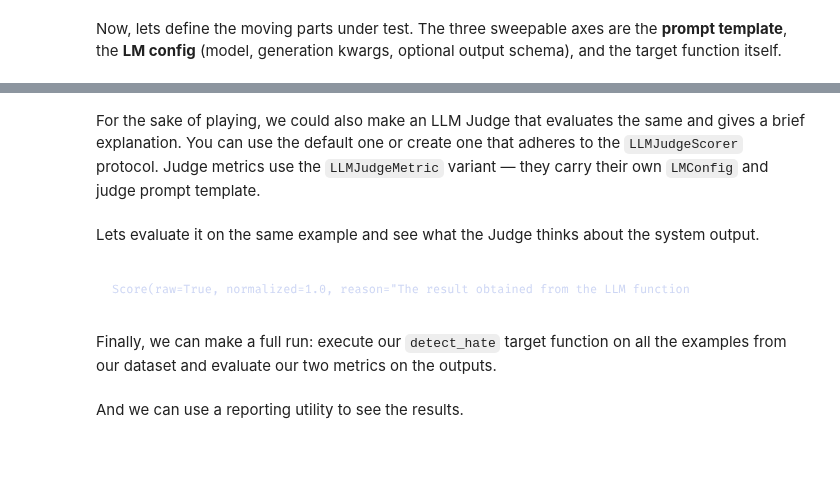
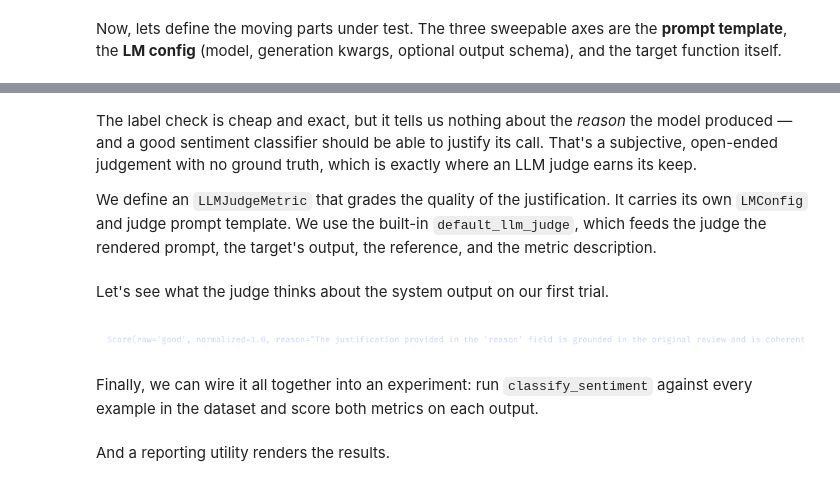
Before and after one commit to nachollorca/promptuna, a Jupyter notebook: cookbook/__marimo__/start.ipynb, the cells around one changed output, grey strips where cells are left out. Saved outputs shown, nothing was run; the diff lists cells and outputs as text; code cells hidden in the pictures; blank space fills up the shorter version.

```diff
--- a/cookbook/__marimo__/start.ipynb
+++ b/cookbook/__marimo__/start.ipynb
@@ -39,17 +72,24 @@ def detect_hate(comment: str, prompt_template: str, config: LMConfig) -> bool:
 # %% [markdown]
 Now, lets define the moving parts under test. The three sweepable axes are the **prompt template**, the **LM config** (model, generation kwargs, optional output schema), and the target function itself.
 # %%
+from typing import Literal
+
 from pydantic import BaseModel, Field
 
 class Output(BaseModel):
-    is_hate: bool
-    reason: str = Field(description="The brief reason why the comment is hate speech or not")
+    sentiment: Literal["positive", "neutral", "negative"]
+    reason: str = Field(description="One short sentence justifying the sentiment label.")
 
-prompt_template = "Do you think the comment '{{ COMMENT }}' is hate speech?"
+prompt_template = """Your task is to classify the sentiment of this product review:
+
+{{ REVIEW }}
+
+The possible labels are 'positive', 'neutral' and 'negative'
+"""
 
 config = LMConfig(
     model="mistral:mistral-small-latest",
-    generation_kwargs={"temperature": 0.7},
+    generation_kwargs={"temperature": 0.2},
     output_schema=Output,
 )
 # %% [markdown]
@@ -58,7 +98,7 @@ With these ingredients, we can already run a trial: execute the target function
 from lmeh.execution import run_trial
 
 trial = run_trial(
-    target=detect_hate,
+    target=classify_sentiment,
     prompt_template=prompt_template,
     config=config,
     example=dataset[0],
@@ -103,13 +140,18 @@ scoring.score
 # %% [markdown]
-For the sake of playing, we could also make an LLM Judge that evaluates the same and gives a brief explanation. You can use the default one or create one that adheres to the `LLMJudgeScorer` protocol. Judge metrics use the `LLMJudgeMetric` variant — they carry their own `LMConfig` and judge prompt template.
+The label check is cheap and exact, but it tells us nothing about the *reason* the model produced — and a good sentiment classifier should be able to justify its call. That's a subjective, open-ended judgement with no ground truth, which is exactly where an LLM judge earns its keep.
+
+We define an `LLMJudgeMetric` that grades the quality of the justification. It carries its own `LMConfig` and judge prompt template. We use the built-in `default_llm_judge`, which feeds the judge the rendered prompt, the target's output, the reference, and the metric description.
 # %%
 from lmeh.datatypes import LLMJudgeMetric
 from lmeh.judges import default_llm_judge
 
-correctness_2 = LLMJudgeMetric(
-    name="correctness2",
-    description="whether the answer is correct or not",
-    scale=Ordinal(levels=[False, True]),
+description = """Rate how well the 'reason' field justifies the predicted sentiment label given the original review. A good reason cites concrete cues from the review and is consistent with the predicted label. Score 'good' if the justification is grounded and coherent, 'poor' otherwise.
+"""
+
+reason_quality = LLMJudgeMetric(
+    name="reason_quality",
+    description=description,
+    scale=Ordinal(levels=["poor", "good"]),
     scorer=default_llm_judge,
     config=LMConfig(
         model="mistral:mistral-medium-latest",
@@ -117,12 +159,12 @@ correctness_2 = LLMJudgeMetric(
     ),
 )
 # %% [markdown]
-Lets evaluate it on the same example and see what the Judge thinks about the system output.
+Let's see what the judge thinks about the system output on our first trial.
 # %%
-judge_scoring = score_metric(trial=trial, metric=correctness_2)
+judge_scoring = score_metric(trial=trial, metric=reason_quality)
 judge_scoring.score
 # %% [output]
-[figure, old version]
+[figure, new version]
 # %% [markdown]
-Finally, we can make a full run: execute our `detect_hate` target function on all the examples from our dataset and evaluate our two metrics on the outputs.
+Finally, we can wire it all together into an experiment: run `classify_sentiment` against every example in the dataset and score both metrics on each output.
 # %%
@@ -144,5 +186,5 @@ results = run_experiment(
 )
 # %% [markdown]
-And we can use a reporting utility to see the results.
+And a reporting utility renders the results.
 # %%
 from lmeh.reporting import markdown_report
```
Also changed, not shown: parts of 12 cells of this notebook, 2 other files.
